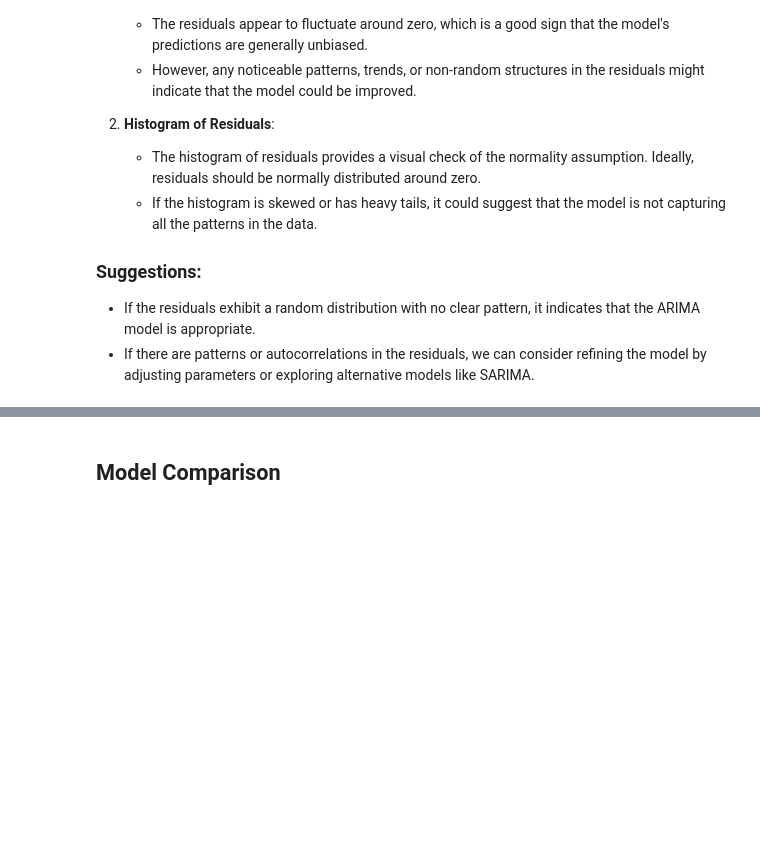
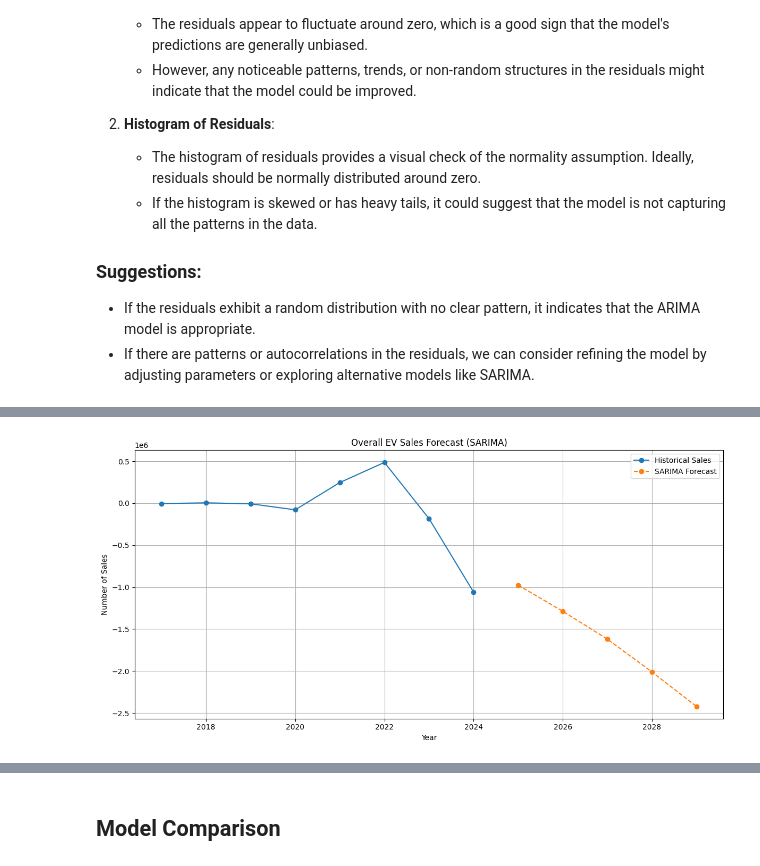
Before and after one commit to dietadestina/PA_EVCast, a Jupyter notebook: Copy_of_Indian_EV_Market_Trends_+_Forecast.ipynb, the cells around one changed output, grey strips where cells are left out. Cells and saved outputs as stored; diff of their text form; code cells hidden in the pictures; blank space fills up the shorter version.

```diff
--- a/Copy_of_Indian_EV_Market_Trends_+_Forecast.ipynb
+++ b/Copy_of_Indian_EV_Market_Trends_+_Forecast.ipynb
@@ -340,3 +419,68 @@ plt.show()
 ### Suggestions:
 - If the residuals exhibit a random distribution with no clear pattern, it indicates that the ARIMA model is appropriate.
 - If there are patterns or autocorrelations in the residuals, we can consider refining the model by adjusting parameters or exploring alternative models like SARIMA.
+# %%
+from statsmodels.tsa.statespace.sarimax import SARIMAX
+from itertools import product
+import numpy as np
+import matplotlib.pyplot as plt
+
+# Tentukan rentang parameter yang ingin diuji
+p = d = q = range(0, 3)  # Parameter ARIMA (p, d, q)
+P = D = Q = range(0, 3)  # Parameter musiman SARIMA (P, D, Q)
+s = [2]  # Periode musiman (misalnya 12 untuk data bulanan dengan musiman tahunan, sesuaikan sesuai data)
+
+# Menghasilkan semua kombinasi parameter
+pdq = list(product(p, d, q))  # Kombinasi untuk ARIMA
+seasonal_pdq = list(product(P, D, Q, s))  # Kombinasi musiman untuk SARIMA
+
+# Variabel untuk menyimpan hasil terbaik
+best_aic = np.inf
+best_order = None
+best_seasonal_order = None
+
+# GridSearch untuk mencari parameter terbaik
+for order in pdq:
+    for seasonal_order in seasonal_pdq:
+        try:
+            # Fit model SARIMA dengan kombinasi parameter saat ini
+            model = SARIMAX(overall_sales, order=order, seasonal_order=seasonal_order)
+            model_fit = model.fit(disp=False)
+
+            # Ambil nilai AIC dari model yang sudah di-fit
+            aic = model_fit.aic
+
+            # Simpan model dengan AIC terkecil
+            if aic < best_aic:
+                best_aic = aic
+                best_order = order
+                best_seasonal_order = seasonal_order
+
+        except Exception as e:
+            print(f"Error with order={order} and seasonal_order={seasonal_order}: {e}")
+            continue
+
+# Menampilkan parameter terbaik dan AIC terbaik
+print(f"Best SARIMA model: {best_order} x {best_seasonal_order} with AIC: {best_aic}")
+
+# Setelah menemukan parameter terbaik, kamu bisa fit ulang model dengan parameter tersebut
+sarima_model = SARIMAX(overall_sales, order=best_order, seasonal_order=best_seasonal_order)
+sarima_model_fit = sarima_model.fit(disp=False)
+
+# Forecast the next 5 years with SARIMA
+forecast_steps = 5
+sarima_forecast = sarima_model_fit.forecast(steps=forecast_steps)
+
+# Plot the historical data and SARIMA forecast
+plt.figure(figsize=(12, 6))
+plt.plot(overall_sales.index, overall_sales, marker='o', label='Historical Sales')
+future_years = np.arange(overall_sales.index[-1] + 1, overall_sales.index[-1] + 1 + forecast_steps)
+plt.plot(future_years, sarima_forecast, marker='o', linestyle='--', label='SARIMA Forecast')
+plt.title('Overall EV Sales Forecast (SARIMA)')
+plt.xlabel('Year')
+plt.ylabel('Number of Sales')
+plt.legend()
+plt.grid(True)
+plt.tight_layout()
+plt.show()
+# %% [output]
@@ -343,3 +504,4 @@ plt.show()
+[figure, added]
 # %%
 # Residual analysis for SARIMA model
 sarima_residuals = sarima_model_fit.resid
```
Also changed, not shown: parts of 13 cells of this notebook.
